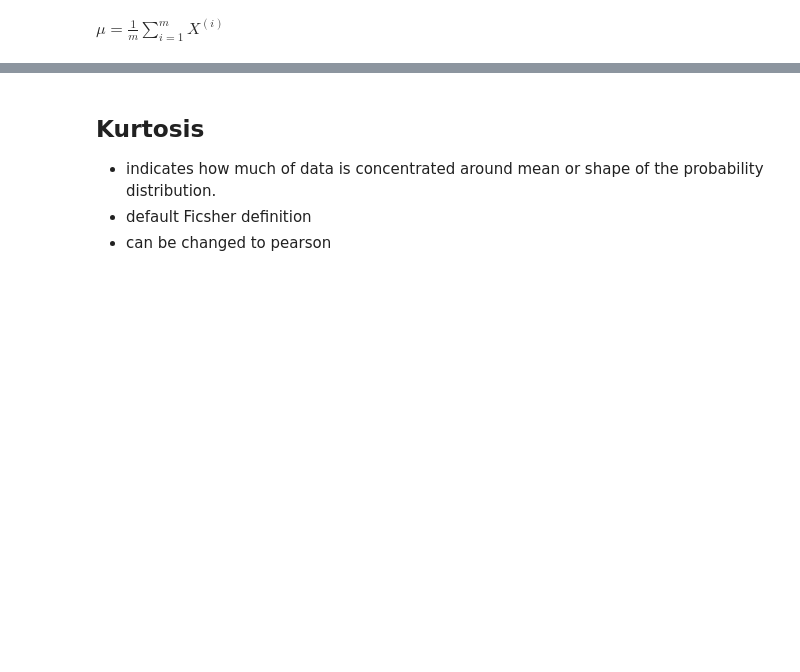
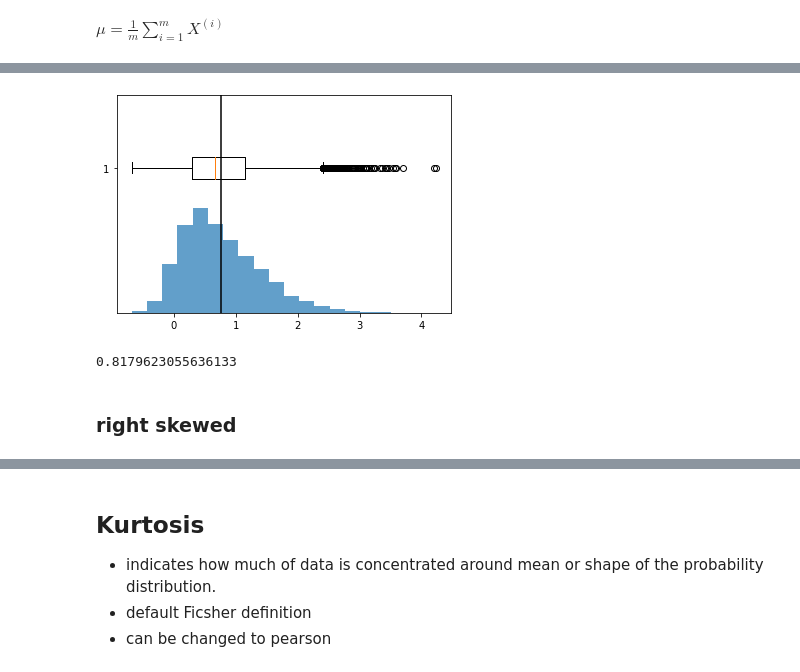
Before and after one commit to NishantBaheti/MachineLearningExploration, a Jupyter notebook: PracticalStatistics/Statistics.ipynb, the cells around one changed output, grey strips where cells are left out. Cells and saved outputs as stored; diff of their text form; code cells hidden in the pictures; blank space fills up the shorter version.

```diff
--- a/PracticalStatistics/Statistics.ipynb
+++ b/PracticalStatistics/Statistics.ipynb
@@ -103,0 +309,16 @@ stats.skew(dv)
+# %%
+scv = stats.skewnorm.rvs(4,size=10000)
+# %%
+plt.axvline(scv.mean(),color='k')
+plt.hist(scv,bins=20,density=True,alpha=0.7)
+plt.boxplot(scv,vert=False)
+plt.show()
+# %% [output]
+[figure, added]
+# %%
+## skewness
+stats.skew(scv)
+# %% [output]
+0.8179623055636133
+# %% [markdown]
+### right skewed
```
Also changed, not shown: parts of 90 cells of this notebook, 7 other files.
